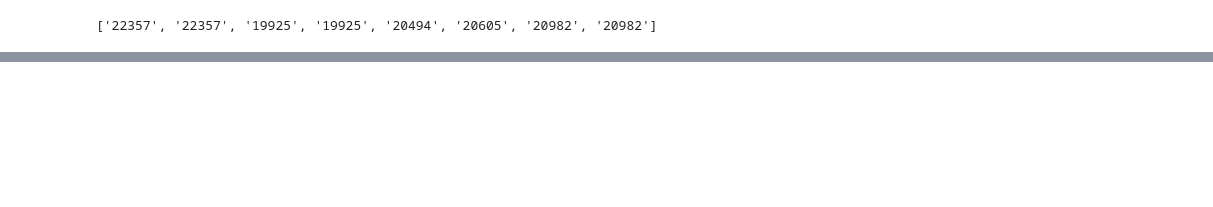
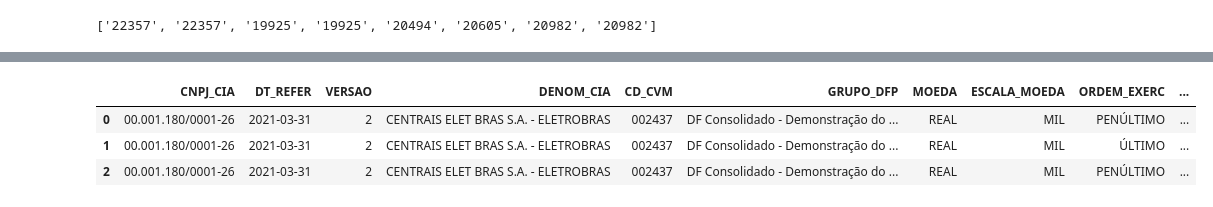
Before and after one commit to Akirahori/Mercado-Financeiro, a Jupyter notebook: Mód_7 - Análise Fundamentalista.ipynb, the cells around one changed output, grey strips where cells are left out. Saved outputs shown, nothing was run; the diff lists cells and outputs as text; code cells hidden in the pictures; blank space fills up the shorter version.

```diff
--- a/Mód_7 - Análise Fundamentalista.ipynb
+++ b/Mód_7 - Análise Fundamentalista.ipynb
@@ -93,0 +131,7 @@ empresas
+# %%
+df.head(3)
+# %% [output]
+|  | CNPJ_CIA | DT_REFER | VERSAO | DENOM_CIA | CD_CVM | GRUPO_DFP | MOEDA | ESCALA_MOEDA | ORDEM_EXERC | ... |
+| 0 | 00.001.180/0001-26 | 2021-03-31 | 2 | CENTRAIS ELET BRAS S.A. - ELETROBRAS | 002437 | DF Consolidado - Demonstração do ... | REAL | MIL | PENÚLTIMO | ... |
+| 1 | 00.001.180/0001-26 | 2021-03-31 | 2 | CENTRAIS ELET BRAS S.A. - ELETROBRAS | 002437 | DF Consolidado - Demonstração do ... | REAL | MIL | ÚLTIMO | ... |
+| 2 | 00.001.180/0001-26 | 2021-03-31 | 2 | CENTRAIS ELET BRAS S.A. - ELETROBRAS | 002437 | DF Consolidado - Demonstração do ... | REAL | MIL | PENÚLTIMO | ... |
```
Also changed, not shown: parts of 40 cells of this notebook.
